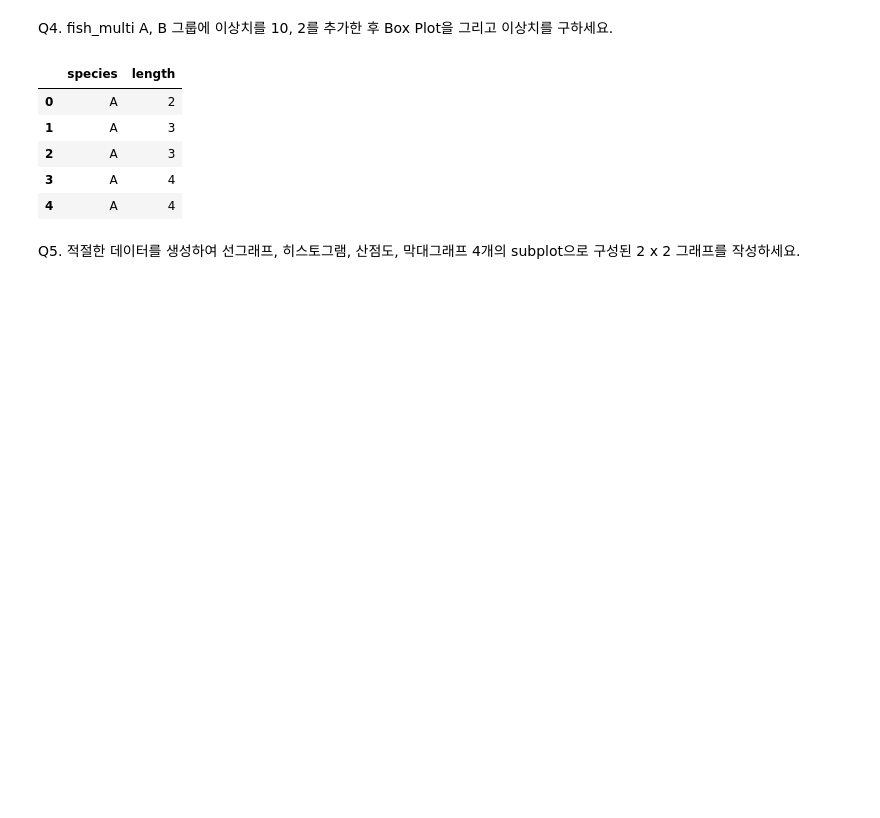
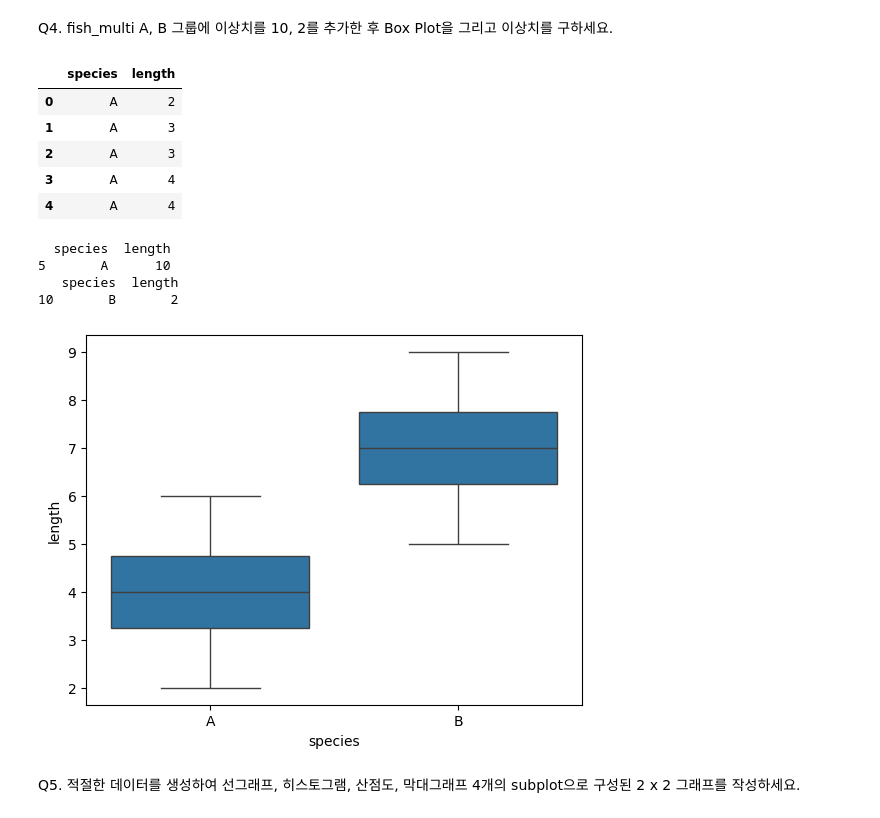
Before and after one commit to CrayonHanChan/kita_231026, a Jupyter notebook: m3_분석라이브러리/평가/평가_0122_문제_복사본_평가후오답노트.ipynb, the cells around one changed output. Saved outputs shown, nothing was run; the diff lists cells and outputs as text; code cells hidden in the pictures; blank space fills up the shorter version.

```diff
--- a/m3_분석라이브러리/평가/평가_0122_문제_복사본_평가후오답노트.ipynb
+++ b/m3_분석라이브러리/평가/평가_0122_문제_복사본_평가후오답노트.ipynb
@@ -48,3 +61,13 @@ print(array2d[:2,:1].reshape(-1))
 [1 4]
 # %% [markdown]
 Q2. 1 ~ 100까지 정수에서 5의 배수이면서 2의 배수인 것만을 출력(for문과 배열 두가지 방식)
+# %%
+li = []
+for i in range(1,101):
+  if (i % 5 == 0) and (i % 2 ==0):
+    li.append(i)
+print(li)
+
+ar100 = np.arange(1,101)
+newar = ar100[(ar100 % 5 == 0) & (ar100 % 2 == 0)]
+newar
@@ -110,7 +134,7 @@ print(result)
 Q4. fish_multi A, B 그룹에 이상치를 10, 2를 추가한 후 Box Plot을 그리고 이상치를 구하세요.
 # %%
 import pandas as pd
-fish_multi = pd.read_csv('/content/drive/MyDrive/kdt_231026/m3_분석라이브러리/visualization/dataset/4_fm2.csv')
+fish_multi = pd.read_csv('/content/drive/MyDrive/hjh_kita_directory/Github/kita_231026/m3_분석라이브러리/visualization/4_fm2.csv')
 fish_multi.head()
 # %% [output]
 |  | species | length |
@@ -119,3 +143,23 @@ fish_multi.head()
 | 2 | A | 3 |
 | 3 | A | 4 |
 | 4 | A | 4 |
+# %%
+import seaborn as sns
+sns.boxplot(x='species', y='length', data=fish_multi)
+fish_multi.iloc[5,1] = 10
+fish_multi.iloc[10,1] = 2
+
+for i in fish_multi.species.unique():
+  group = fish_multi[fish_multi.species == i]
+
+  q1 = group.length.describe()['25%']
+  q3 = group.length.describe()['75%']
+  IQR = q3 - q1
+  result = group[(group.length < q1 - IQR*1.5) | (group.length > q3 + IQR*1.5)]
+  print(result)
+# %% [output]
+  species  length
+5       A      10
+   species  length
+10       B       2
+[figure, added]
```
Also changed, not shown: parts of 17 cells of this notebook, 7 other files.
